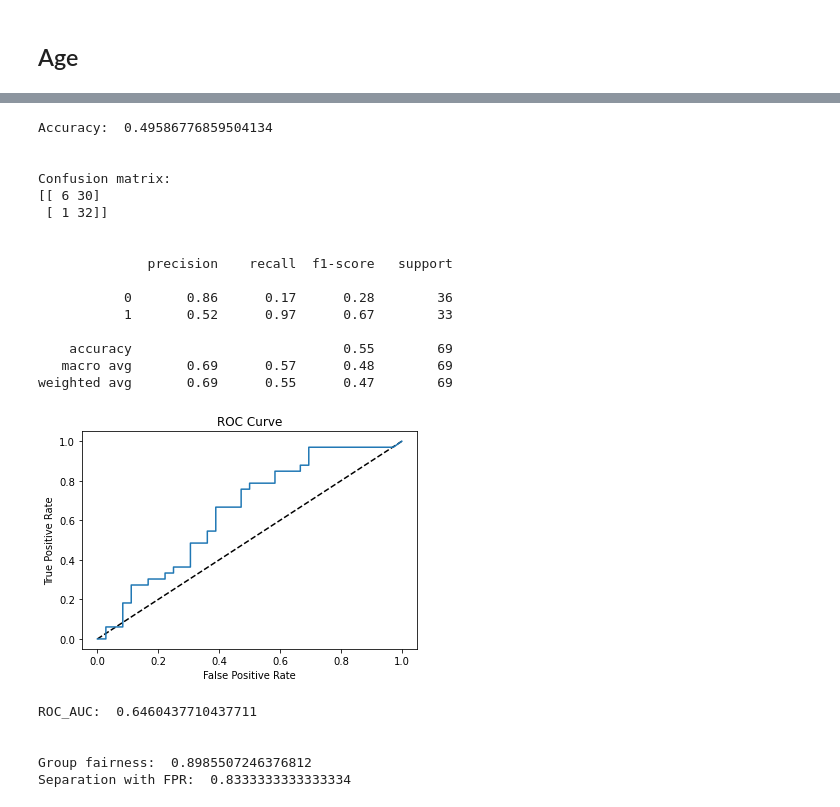
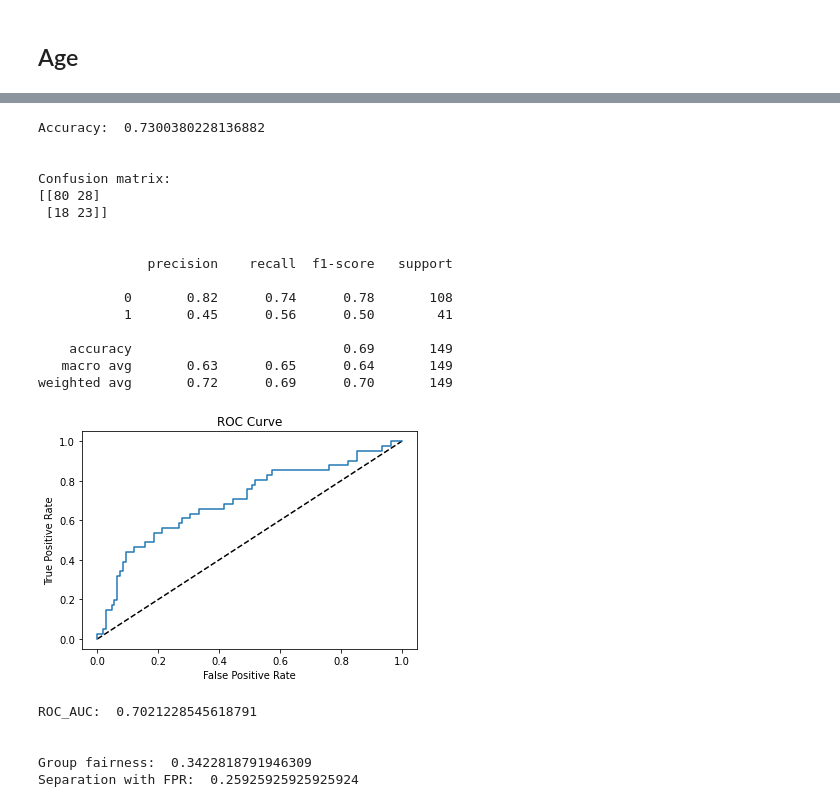
Before and after one commit to TangGM/Fairness-notebook, a Jupyter notebook: I4.ipynb, the cells around one changed output, grey strips where cells are left out. Saved outputs shown, nothing was run; the diff lists cells and outputs as text; code cells hidden in the pictures.

```diff
--- a/I4.ipynb
+++ b/I4.ipynb
@@ -72,12 +76,14 @@ del df_credit['Risk_good']
 df_credit['Credit amount'] = np.log(df_credit['Credit amount'])
 df_credit['Sex'].replace('female', 0,inplace=True)
 df_credit['Sex'].replace('male', 1, inplace=True)
-df_credit['Age_cat'].replace('Student', 1,inplace=True)
-df_credit['Age_cat'].replace('Young', 2, inplace=True)
-df_credit['Age_cat'].replace('Adult', 3, inplace=True)
-df_credit['Age_cat'].replace('Senior', 4, inplace=True)
+
+# set the age also to binary group
+df_credit['Age_cat'].replace('Student', 0,inplace=True)
+df_credit['Age_cat'].replace('Young', 0, inplace=True)
+df_credit['Age_cat'].replace('Adult', 1, inplace=True)
+df_credit['Age_cat'].replace('Senior', 1, inplace=True)
 # %%
-def get_training_result(df, advanced = True):
+def get_training_result(df, show_fairness_measures = True):
     #Creating the X and y variables
     X = df.drop('Risk_bad', 1).values
     y = df["Risk_bad"].values
@@ -85,8 +91,6 @@ def get_training_result(df, advanced = True):
     # Spliting X and y into train and test version
     X_train, X_test, y_train, y_test = train_test_split(X, y, test_size = 0.36, random_state=42)
 
-    from sklearn.utils import resample
-    from sklearn.metrics import roc_curve
     # Criando o classificador logreg
     GNB = GaussianNB()
 
@@ -120,7 +124,7 @@ def get_training_result(df, advanced = True):
 
     print("ROC_AUC: ", roc_auc_score(y_test, y_pred_prob))
 
-    if advanced:
+    if show_fairness_measures:
         tn, fp, fn, tp = confusion_matrix(y_test, y_pred).ravel()
         print("\n")
         print("Group fairness: ", (tp + fp) / (tp + fp + tn + fn))
@@ -261,28 +293,28 @@ Separation with FPR:  0.3191489361702128
 # %%
-# student
+# old people
 
-df_credit_student = df_credit[df_credit["Age_cat"] == 1]
-get_training_result(df_credit_student)
+df_credit_old = df_credit[df_credit["Age_cat"] == 1]
+get_training_result(df_credit_old)
 # %% [output]
-Accuracy:  0.49586776859504134
+Accuracy:  0.7300380228136882
 
 
 Confusion matrix:
-[[ 6 30]
- [ 1 32]]
+[[80 28]
+ [18 23]]
 
 
               precision    recall  f1-score   support
 
-           0       0.86      0.17      0.28        36
-           1       0.52      0.97      0.67        33
+           0       0.82      0.74      0.78       108
+           1       0.45      0.56      0.50        41
 
-    accuracy                           0.55        69
-   macro avg       0.69      0.57      0.48        69
-weighted avg       0.69      0.55      0.47        69
+    accuracy                           0.69       149
+   macro avg       0.63      0.65      0.64       149
+weighted avg       0.72      0.69      0.70       149
-[figure, old version]
+[figure, new version]
-ROC_AUC:  0.6460437710437711
+ROC_AUC:  0.7021228545618791
 
 
-Group fairness:  0.8985507246376812
-Separation with FPR:  0.8333333333333334
+Group fairness:  0.3422818791946309
+Separation with FPR:  0.25925925925925924
```
Also changed, not shown: parts of 36 cells of this notebook.
